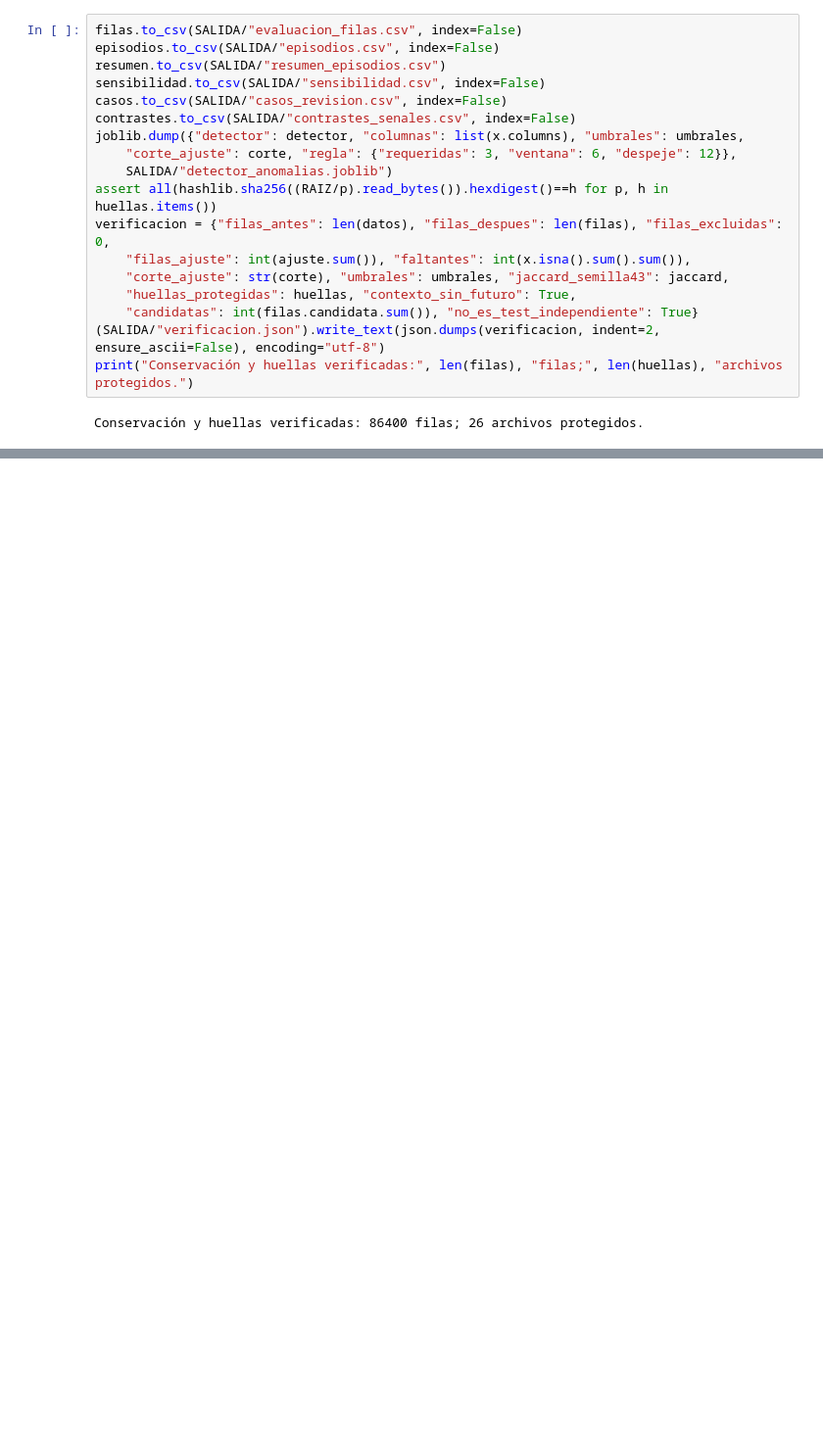
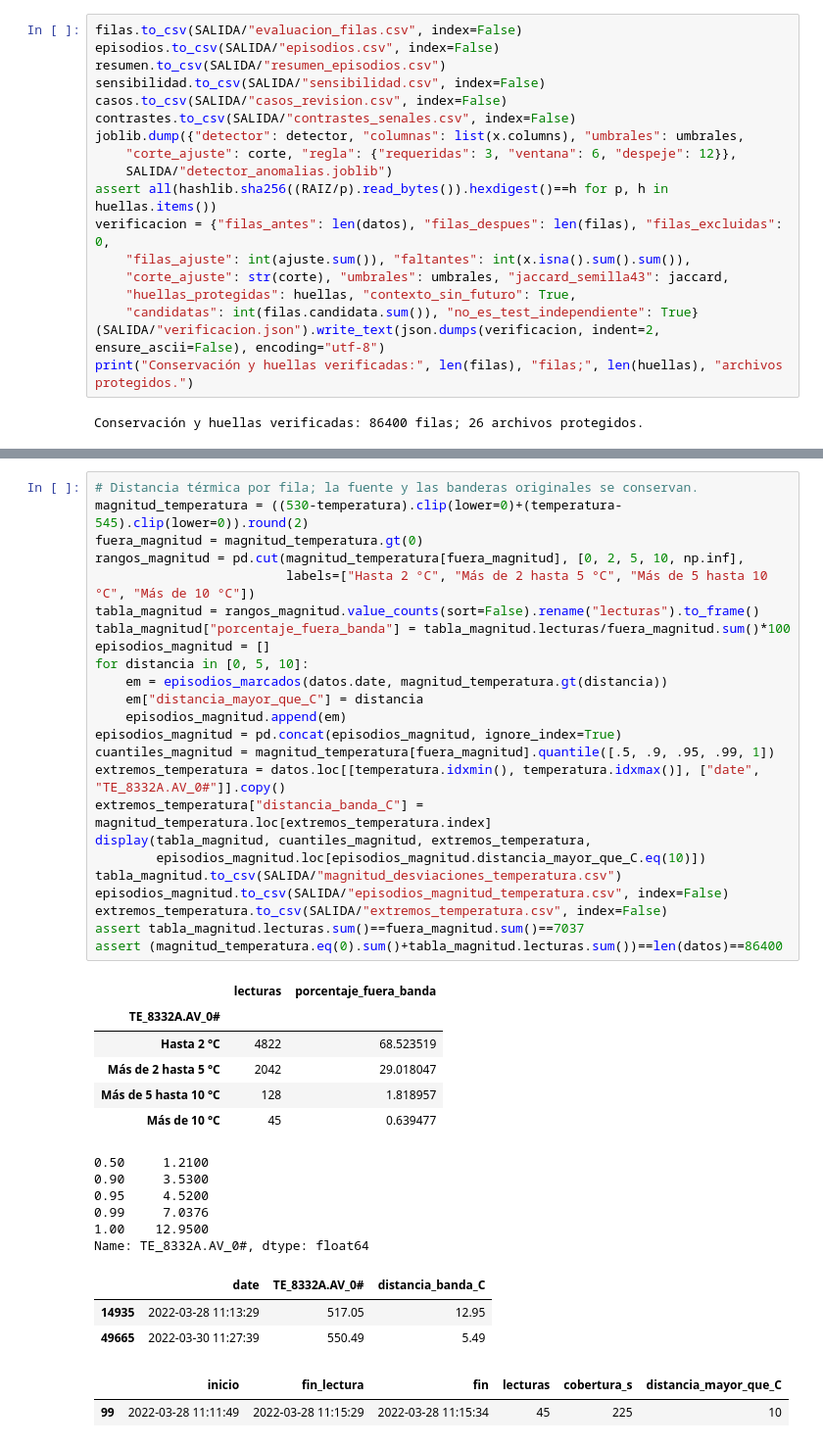
Before and after one commit to MoraVevo/prueba-tecnica-cientifico-datos-santa-ana, a Jupyter notebook: notebooks/10_anomalias_serie2.ipynb, the cells around one changed output, grey strips where cells are left out. Shown at 98% size. Cells and saved outputs as stored; diff of their text form; blank space fills up the shorter version.

```diff
--- a/notebooks/10_anomalias_serie2.ipynb
+++ b/notebooks/10_anomalias_serie2.ipynb
@@ -390,0 +509,42 @@ Conservación y huellas verificadas: 86400 filas; 26 archivos protegidos.
+# %%
+# Distancia térmica por fila; la fuente y las banderas originales se conservan.
+magnitud_temperatura = ((530-temperatura).clip(lower=0)+(temperatura-545).clip(lower=0)).round(2)
+fuera_magnitud = magnitud_temperatura.gt(0)
+rangos_magnitud = pd.cut(magnitud_temperatura[fuera_magnitud], [0, 2, 5, 10, np.inf],
+                         labels=["Hasta 2 °C", "Más de 2 hasta 5 °C", "Más de 5 hasta 10 °C", "Más de 10 °C"])
+tabla_magnitud = rangos_magnitud.value_counts(sort=False).rename("lecturas").to_frame()
+tabla_magnitud["porcentaje_fuera_banda"] = tabla_magnitud.lecturas/fuera_magnitud.sum()*100
+episodios_magnitud = []
+for distancia in [0, 5, 10]:
+    em = episodios_marcados(datos.date, magnitud_temperatura.gt(distancia))
+    em["distancia_mayor_que_C"] = distancia
+    episodios_magnitud.append(em)
+episodios_magnitud = pd.concat(episodios_magnitud, ignore_index=True)
+cuantiles_magnitud = magnitud_temperatura[fuera_magnitud].quantile([.5, .9, .95, .99, 1])
+extremos_temperatura = datos.loc[[temperatura.idxmin(), temperatura.idxmax()], ["date", "TE_8332A.AV_0#"]].copy()
+extremos_temperatura["distancia_banda_C"] = magnitud_temperatura.loc[extremos_temperatura.index]
+display(tabla_magnitud, cuantiles_magnitud, extremos_temperatura,
+        episodios_magnitud.loc[episodios_magnitud.distancia_mayor_que_C.eq(10)])
+tabla_magnitud.to_csv(SALIDA/"magnitud_desviaciones_temperatura.csv")
+episodios_magnitud.to_csv(SALIDA/"episodios_magnitud_temperatura.csv", index=False)
+extremos_temperatura.to_csv(SALIDA/"extremos_temperatura.csv", index=False)
+assert tabla_magnitud.lecturas.sum()==fuera_magnitud.sum()==7037
+assert (magnitud_temperatura.eq(0).sum()+tabla_magnitud.lecturas.sum())==len(datos)==86400
+# %% [output]
+|  | lecturas | porcentaje_fuera_banda |
+| TE_8332A.AV_0# |  |  |
+| Hasta 2 °C | 4822 | 68.523519 |
+| Más de 2 hasta 5 °C | 2042 | 29.018047 |
+| Más de 5 hasta 10 °C | 128 | 1.818957 |
+| Más de 10 °C | 45 | 0.639477 |
+0.50     1.2100
+0.90     3.5300
+0.95     4.5200
+0.99     7.0376
+1.00    12.9500
+Name: TE_8332A.AV_0#, dtype: float64
+|  | date | TE_8332A.AV_0# | distancia_banda_C |
+| 14935 | 2022-03-28 11:13:29 | 517.05 | 12.95 |
+| 49665 | 2022-03-30 11:27:39 | 550.49 | 5.49 |
+|  | inicio | fin_lectura | fin | lecturas | cobertura_s | distancia_mayor_que_C |
+| 99 | 2022-03-28 11:11:49 | 2022-03-28 11:15:29 | 2022-03-28 11:15:34 | 45 | 225 | 10 |
```
Also changed, not shown: parts of 4 cells of this notebook, 4 other files.
